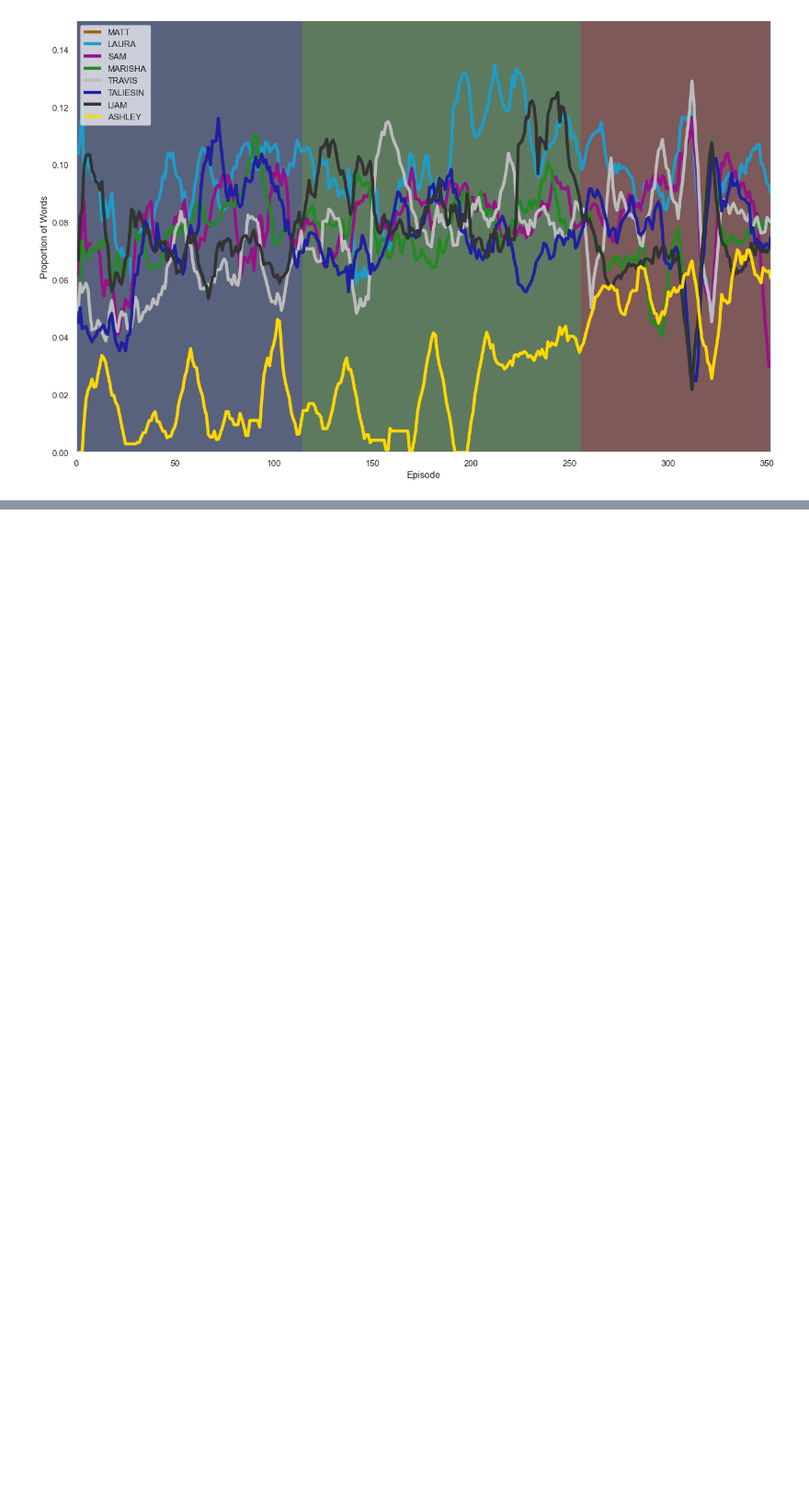
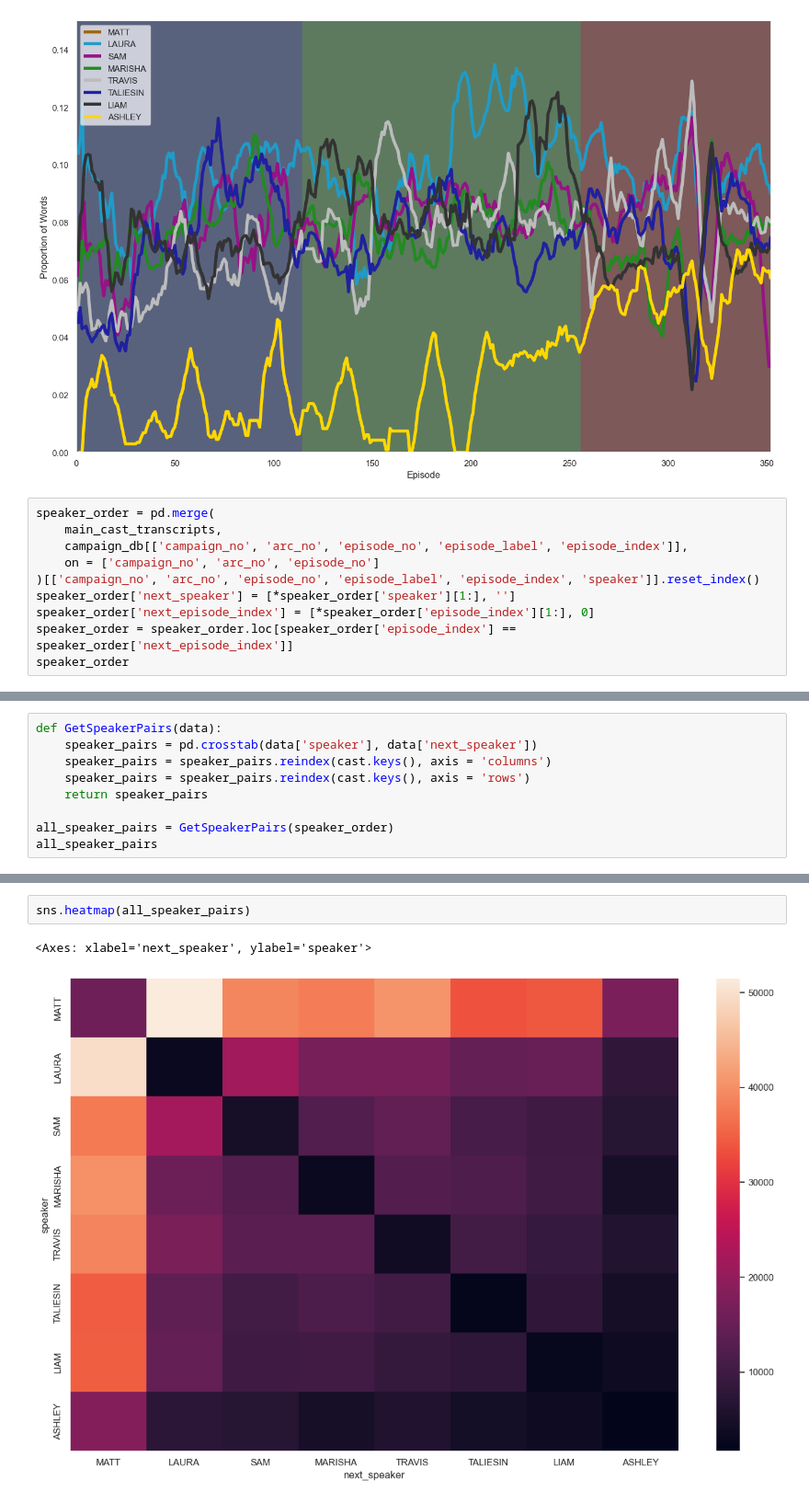
Before and after one commit to wmchad/CritRoleAI, a Jupyter notebook: notebooks/exploration/02_compare_campaigns.ipynb, the cells around one changed output, grey strips where cells are left out. Shown at 92% size. Saved outputs shown, nothing was run; the diff lists cells and outputs as text; blank space fills up the shorter version.

```diff
--- a/notebooks/exploration/02_compare_campaigns.ipynb
+++ b/notebooks/exploration/02_compare_campaigns.ipynb
@@ -642,3 +642,13 @@ ax.legend(legend.legend_handles, [t.get_text() for t in legend.texts])
 sns.move_legend(ax, "upper left")
 # %% [output]
 [figure]
+# %%
+speaker_order = pd.merge(
+    main_cast_transcripts,
+    campaign_db[['campaign_no', 'arc_no', 'episode_no', 'episode_label', 'episode_index']],
+    on = ['campaign_no', 'arc_no', 'episode_no']
+)[['campaign_no', 'arc_no', 'episode_no', 'episode_label', 'episode_index', 'speaker']].reset_index()
+speaker_order['next_speaker'] = [*speaker_order['speaker'][1:], '']
+speaker_order['next_episode_index'] = [*speaker_order['episode_index'][1:], 0]
+speaker_order = speaker_order.loc[speaker_order['episode_index'] == speaker_order['next_episode_index']]
+speaker_order
@@ -644,0 +669,9 @@ sns.move_legend(ax, "upper left")
+# %%
+def GetSpeakerPairs(data):
+    speaker_pairs = pd.crosstab(data['speaker'], data['next_speaker'])
+    speaker_pairs = speaker_pairs.reindex(cast.keys(), axis = 'columns')
+    speaker_pairs = speaker_pairs.reindex(cast.keys(), axis = 'rows')
+    return speaker_pairs
+
+all_speaker_pairs = GetSpeakerPairs(speaker_order)
+all_speaker_pairs
@@ -644,0 +689,5 @@ sns.move_legend(ax, "upper left")
+# %%
+sns.heatmap(all_speaker_pairs)
+# %% [output]
+<Axes: xlabel='next_speaker', ylabel='speaker'>
+[figure, added]
```
Also changed, not shown: parts of 9 cells of this notebook, 1 other file.
